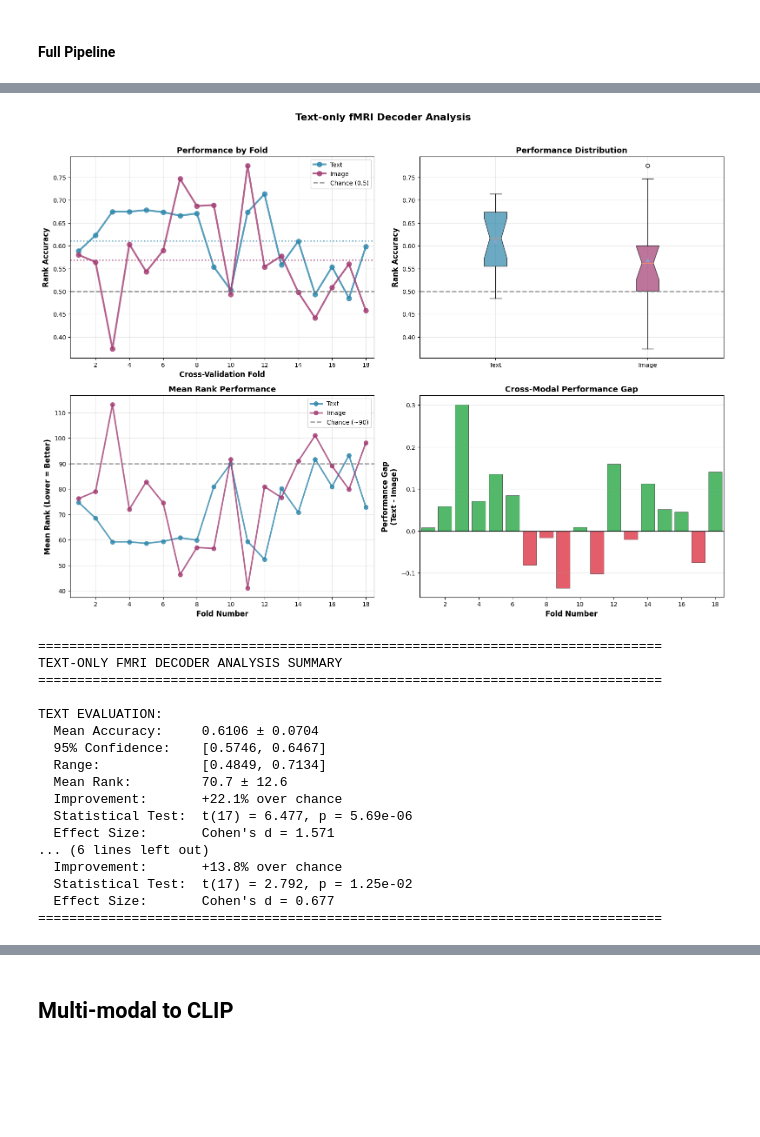
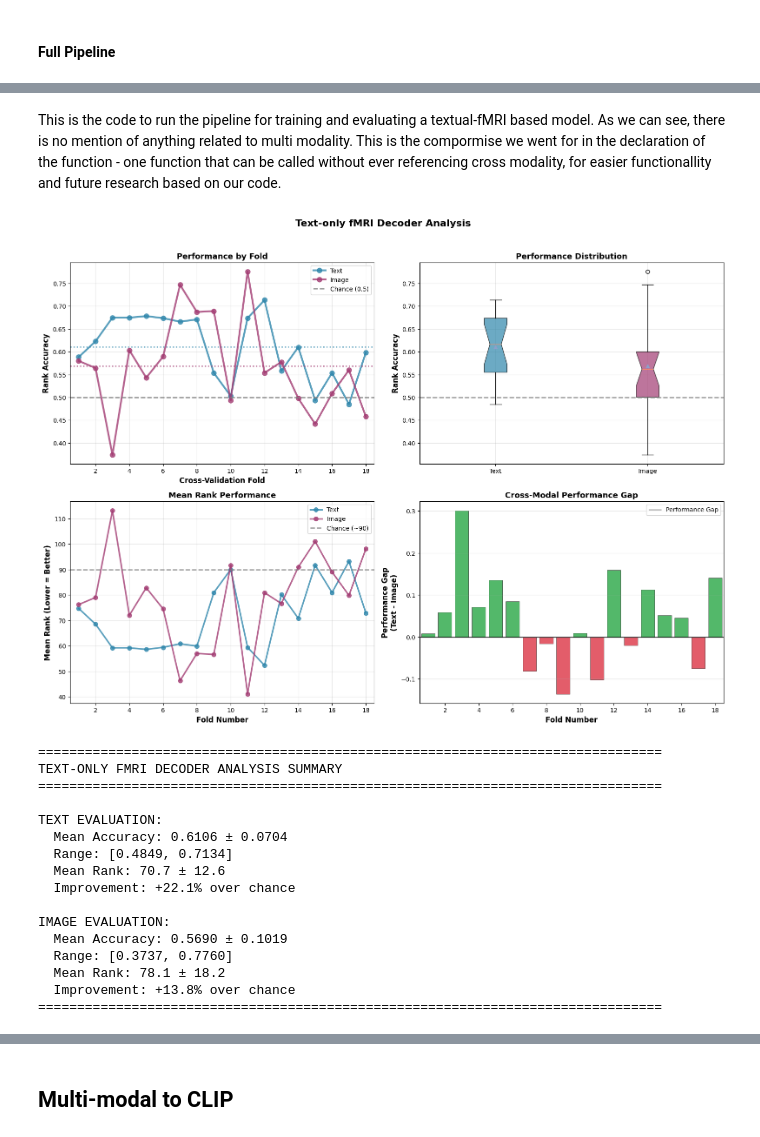
Before and after one commit to Parzibal-dev/fmri-CLIP-decoder, a Jupyter notebook: text_to_clip.ipynb, the cells around one changed output, grey strips where cells are left out. Drawn from its saved outputs; the diff is of its cells as text; code cells hidden in the pictures; blank space fills up the shorter version.

```diff
--- a/text_to_clip.ipynb
+++ b/text_to_clip.ipynb
@@ -539,0 +937,17 @@ def cross_validate(
+# %%
+def print_comparison_summary(eval_types, analysis_data, comp_data, model_name, comparison_name):
+    print(f"\n{'='*80}")
+    print(f"{model_name.upper()} VS {comparison_name.upper()} COMPARISON")
+    print('='*80)
+
+    for eval_type in eval_types:
+        if eval_type in comp_data:
+            main_acc = analysis_data[eval_type]['mean_accuracy']
+            comp_acc = comp_data[eval_type]['mean_accuracy']
+            improvement = ((main_acc / comp_acc) - 1) * 100 if comp_acc > 0 else float('inf')
+            print(f"\n{eval_type.upper()} EVALUATION:")
+            print(f"{model_name}: {main_acc:.4f} ± {analysis_data[eval_type]['std_accuracy']:.4f}")
+            print(f"{comparison_name}: {comp_acc:.4f} ± {comp_data[eval_type]['std_accuracy']:.4f}")
+            print(f"Improvement: {improvement:+.2f}%")
+
+    print('='*80)
@@ -539,0 +958,15 @@ def cross_validate(
+# %%
+def print_single_model_summary(eval_types, analysis_data, model_name):
+    print(f"\n{'='*80}")
+    print(f"{model_name.upper()} ANALYSIS SUMMARY")
+    print('='*80)
+
+    for eval_type in eval_types:
+        data = analysis_data[eval_type]
+        print(f"\n{eval_type.upper()} EVALUATION:")
+        print(f"  Mean Accuracy: {data['mean_accuracy']:.4f} ± {data['std_accuracy']:.4f}")
+        print(f"  Range: [{data['min_accuracy']:.4f}, {data['max_accuracy']:.4f}]")
+        print(f"  Mean Rank: {data['mean_rank_value']:.1f} ± {data['std_rank']:.1f}")
+        print(f"  Improvement: {data['improvement_over_chance']:+.1f}% over chance")
+
+    print('='*80)
@@ -1069,7 +1127,7 @@ def DecVTC_pipeline (
 
         # Create multimodal masking function
         mask_function = create_multimodal_mask_fn(
-            fmri_text, fmri_image, text_targets, image_targets, mask_size
+            fmri_text, mask_size
         )
 
         model_name = "Multimodal fMRI Decoder"
@@ -1106,35 +1164,36 @@ def DecVTC_pipeline (
         comparison_results=None, comparison_name="Baseline",
         save_plots=False, plot_dir="./plots")
 
-    return analysis
+    return analysis, results
+# %% [markdown]
+This is the code to run the pipeline for training and evaluating a textual-fMRI based model. As we can see, there is no mention of anything related to multi modality. This is the compormise we went for in the declaration of the function - one function that can be called without ever referencing cross modality, for easier functionallity and future research based on our code.
 # %%
-analysis_text = DecVTC_pipeline(
+analysis_text, results_text = DecVTC_pipeline(
     text_embeddings=text_embeddings,
     img_embeddings=img_embeddings,
     img_concepts=img_concepts,
     concepts=concepts,
     fmri_text=fmri_text_data,
     grouping_method="mean",
     learn_decoder_fn=learn_decoder,
-    mask_fn=mask_fmri_voxels_faster,
+    mask_fn=mask_fmri_voxels,
     k=3
 )
 # %% [output]
-[figure, old version]
+[figure, new version]
 ================================================================================
 TEXT-ONLY FMRI DECODER ANALYSIS SUMMARY
 ================================================================================
 
 TEXT EVALUATION:
-  Mean Accuracy:     0.6106 ± 0.0704
-  95% Confidence:    [0.5746, 0.6467]
-  Range:             [0.4849, 0.7134]
-  Mean Rank:         70.7 ± 12.6
-  Improvement:       +22.1% over chance
-  Statistical Test:  t(17) = 6.477, p = 5.69e-06
-  Effect Size:       Cohen's d = 1.571
-... (6 lines left out)
-  Improvement:       +13.8% over chance
-  Statistical Test:  t(17) = 2.792, p = 1.25e-02
-  Effect Size:       Cohen's d = 0.677
+  Mean Accuracy: 0.6106 ± 0.0704
+  Range: [0.4849, 0.7134]
+  Mean Rank: 70.7 ± 12.6
+  Improvement: +22.1% over chance
+
+IMAGE EVALUATION:
+  Mean Accuracy: 0.5690 ± 0.1019
+  Range: [0.3737, 0.7760]
+  Mean Rank: 78.1 ± 18.2
+  Improvement: +13.8% over chance
 ================================================================================
```
Also changed, not shown: parts of 59 cells of this notebook, 2 other files.
